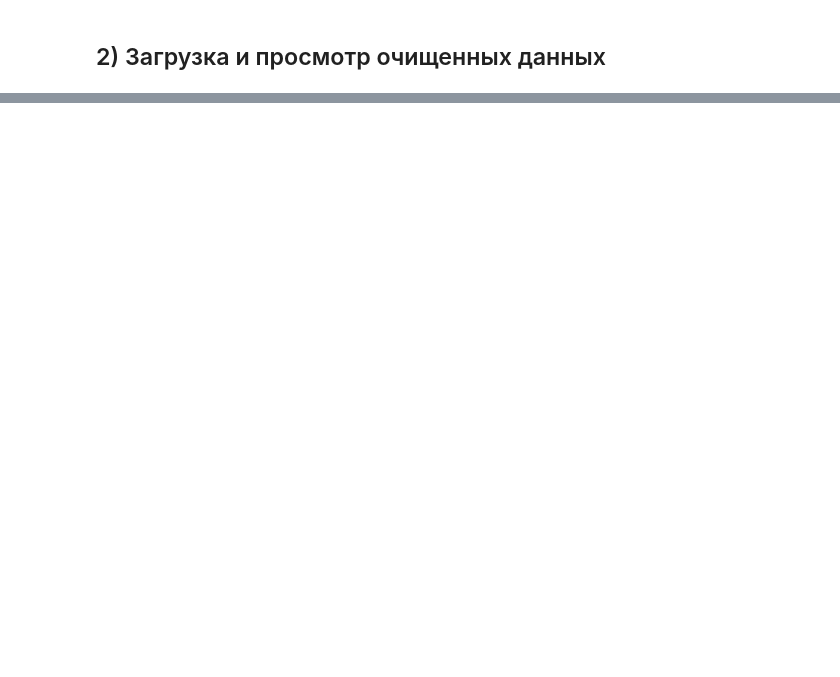
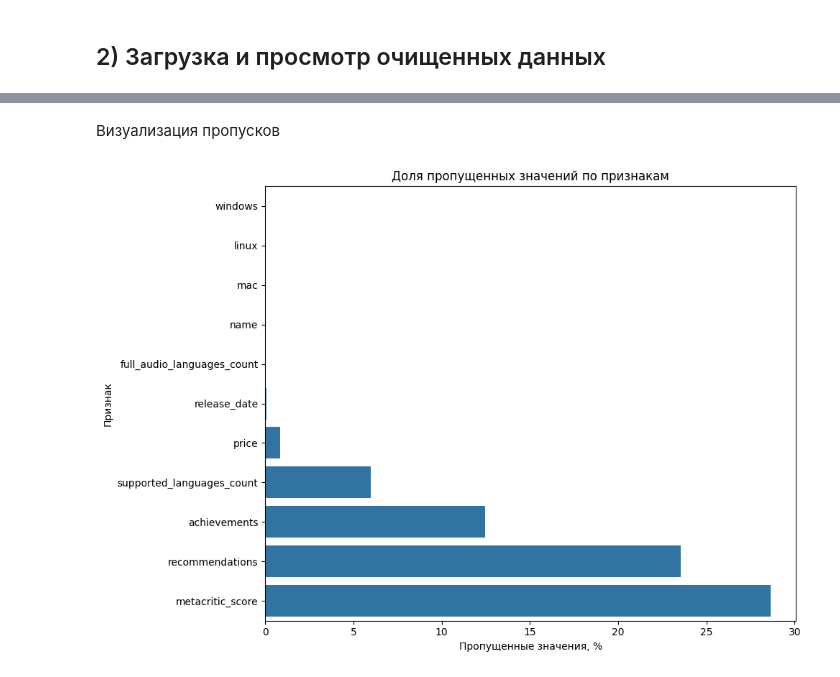
Before and after one commit to 6N-1-K9/big_data_light, a Jupyter notebook: notebooks/lab_1_part_2.ipynb, the cells around one changed output, grey strips where cells are left out. Drawn from its saved outputs; the diff is of its cells as text; code cells hidden in the pictures; blank space fills up the shorter version.

```diff
--- a/notebooks/lab_1_part_2.ipynb
+++ b/notebooks/lab_1_part_2.ipynb
@@ -207,0 +137,20 @@ null_counts.show(
+# %%
+total_rows = df.count()
+
+null_app_id = (
+    df
+    .filter(col("app_id").isNull())
+    .count()
+)
+
+unique_app_id = (
+    df
+    .select("app_id")
+    .distinct()
+    .count()
+)
+
+print("Всего строк:", f"{total_rows:,}")
+print("NULL app_id:", f"{null_app_id:,}")
+print("Уникальных app_id:", f"{unique_app_id:,}")
+print("Повторяющихся app_id:", f"{total_rows - unique_app_id:,}")
@@ -207,0 +276,37 @@ null_counts.show(
+# %% [markdown]
+Визуализация пропусков
+# %%
+missing_plot = (
+    missing_report[
+        missing_report["missing_count"] > 0
+    ]
+    .sort_values(
+        "missing_percent",
+        ascending=True,
+    )
+)
+
+if not missing_plot.empty:
+    plt.figure(figsize=(10, 7))
+
+    sns.barplot(
+        data=missing_plot,
+        x="missing_percent",
+        y="column",
+    )
+
+    plt.xlabel("Пропущенные значения, %")
+    plt.ylabel("Признак")
+    plt.title("Доля пропущенных значений по признакам")
+
+    plt.tight_layout()
+
+    plt.savefig(
+        PLOTS_DIR / "missing_values.png",
+        dpi=150,
+        bbox_inches="tight",
+    )
+
+    plt.show()
+# %% [output]
+[figure, added]
```
Also changed, not shown: parts of 41 cells of this notebook, 2 other files.
